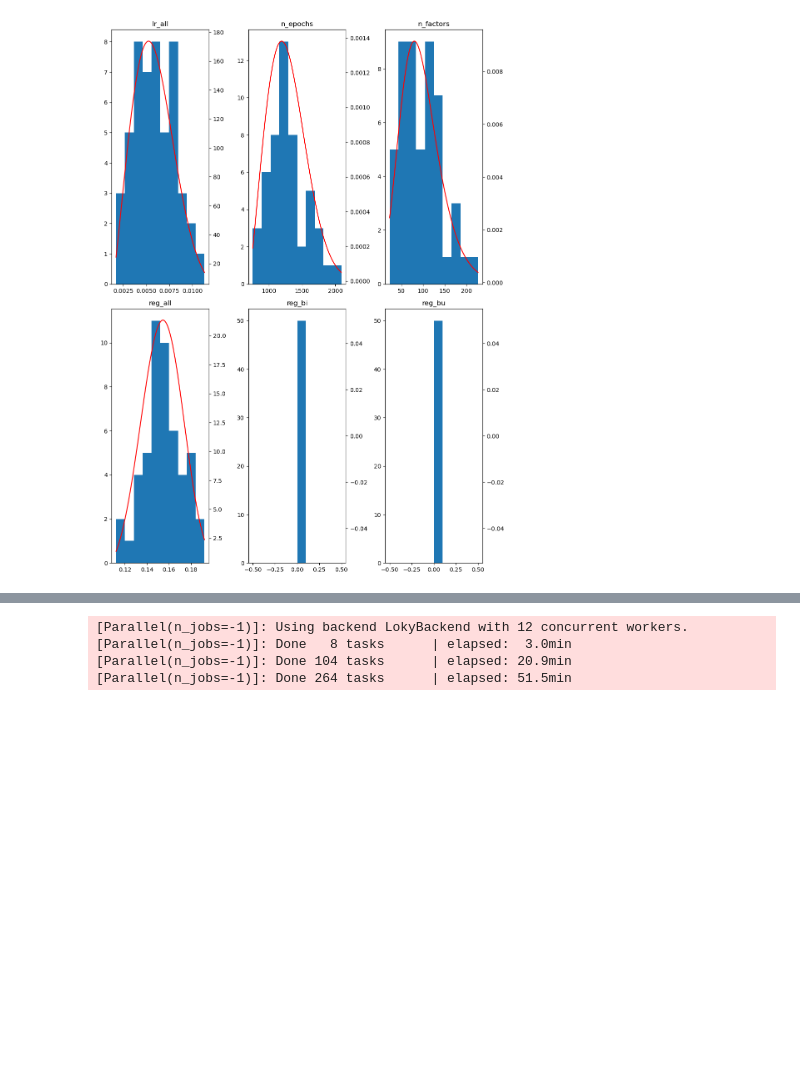
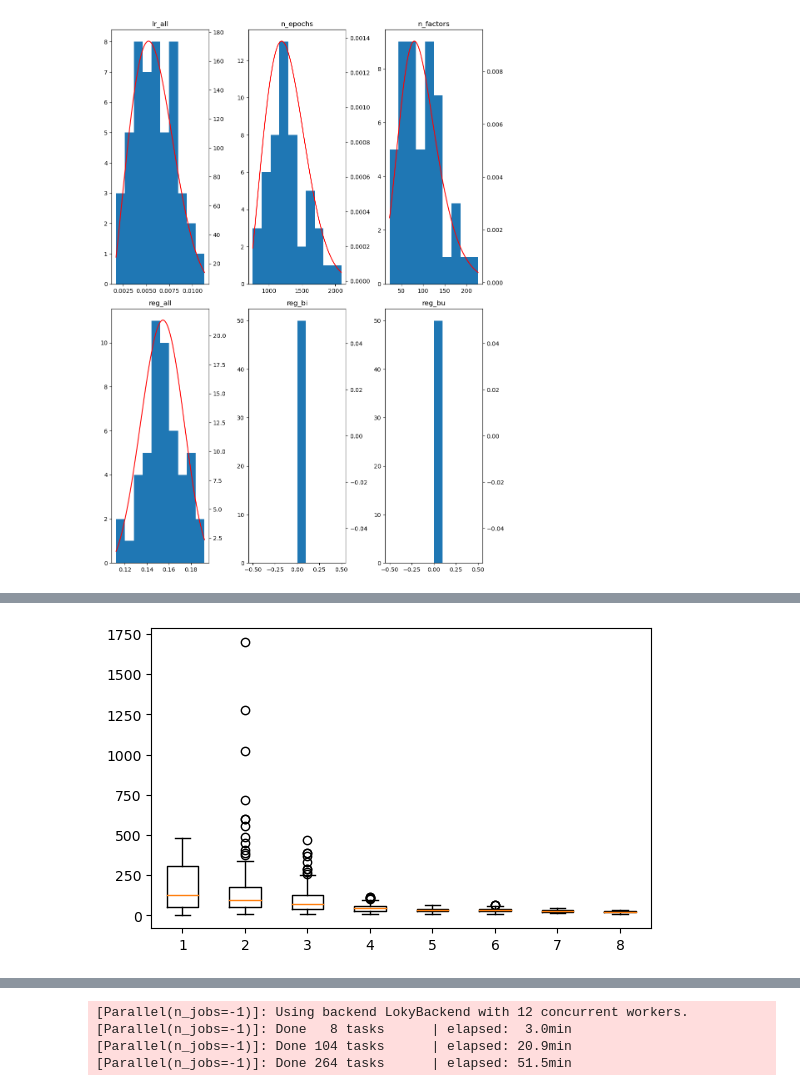
Before and after one commit to BorisLeung/stat3009, a Jupyter notebook: project/svdpp.ipynb, the cells around one changed output, grey strips where cells are left out. Drawn from its saved outputs; the diff is of its cells as text; code cells hidden in the pictures; blank space fills up the shorter version.

```diff
--- a/project/svdpp.ipynb
+++ b/project/svdpp.ipynb
@@ -244,0 +459,4 @@ RUNNING EVOLUTION 2
+# %%
+evo2.plot_param("n_factors")
+# %% [output]
+[figure, added]
```
Also changed, not shown: parts of 9 cells of this notebook, 25 other files.
